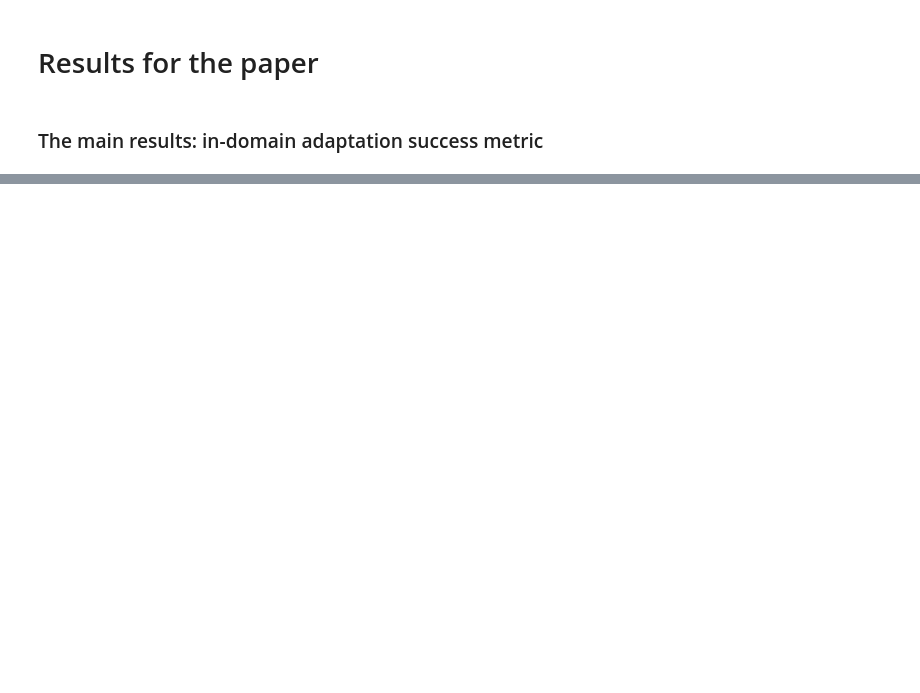
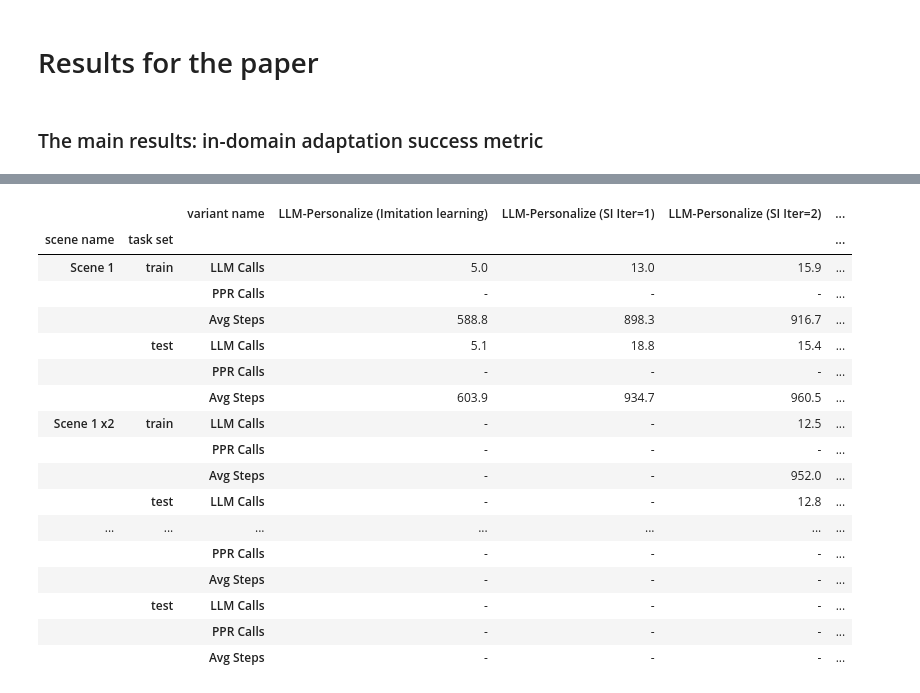
Before and after one commit to jangys99/codellmpersonalize, a Jupyter notebook: experiments/evaluate_gpt3_pair_in_domain.ipynb, the cells around one changed output, grey strips where cells are left out. Saved outputs shown, nothing was run; the diff lists cells and outputs as text; code cells hidden in the pictures; blank space fills up the shorter version.

```diff
--- a/experiments/evaluate_gpt3_pair_in_domain.ipynb
+++ b/experiments/evaluate_gpt3_pair_in_domain.ipynb
@@ -343,0 +556,53 @@ reshaped1
+# %%
+import pandas as pd
+
+pd.set_option('display.max_columns', None)
+pd.set_option('display.max_rows', None)
+pd.set_option('display.width', 1000)
+
+grouped = df_main.groupby(['scene name', 'task set', 'variant name']).agg({
+    'llm_calls': 'mean',
+    'ppr_calls': 'mean',
+    'total_steps': 'mean'
+})
+
+grouped['LLM Calls'] = grouped['llm_calls'].apply(lambda x: f"{x:.1f}" if x > 0 else '-')
+
+ppr_formatted = []
+for (scene, task, variant), val in grouped['ppr_calls'].items():
+    if "LITE-Planner" in variant:
+        ppr_formatted.append(f"{val:.1f}")
+    else:
+        ppr_formatted.append("-")
+grouped['PPR Calls'] = ppr_formatted
+
+grouped['Avg Steps'] = grouped['total_steps'].apply(lambda x: f"{x:.1f}" if x > 0 else "-")
+
+final_table = grouped[['LLM Calls', 'PPR Calls', 'Avg Steps']].stack().unstack(level=2)
+
+final_table = final_table.sort_index(axis=0, level=[0, 1], ascending=[True, False])
+
+if 'desired_order' in locals():
+    existing_cols = [c for c in desired_order if c in final_table.columns]
+    final_table = final_table[existing_cols]
+
+final_table
+# %% [output]
+|  |  | variant name | LLM-Personalize (Imitation learning) | LLM-Personalize (SI Iter=1) | LLM-Personalize (SI Iter=2) | ... |
+| scene name | task set |  |  |  |  | ... |
+| Scene 1 | train | LLM Calls | 5.0 | 13.0 | 15.9 | ... |
+|  |  | PPR Calls | - | - | - | ... |
+|  |  | Avg Steps | 588.8 | 898.3 | 916.7 | ... |
+|  | test | LLM Calls | 5.1 | 18.8 | 15.4 | ... |
+|  |  | PPR Calls | - | - | - | ... |
+|  |  | Avg Steps | 603.9 | 934.7 | 960.5 | ... |
+| Scene 1 x2 | train | LLM Calls | - | - | 12.5 | ... |
+|  |  | PPR Calls | - | - | - | ... |
+|  |  | Avg Steps | - | - | 952.0 | ... |
+|  | test | LLM Calls | - | - | 12.8 | ... |
+| ... | ... | ... | ... | ... | ... | ... |
+|  |  | PPR Calls | - | - | - | ... |
+|  |  | Avg Steps | - | - | - | ... |
+|  | test | LLM Calls | - | - | - | ... |
+|  |  | PPR Calls | - | - | - | ... |
+|  |  | Avg Steps | - | - | - | ... |
```
Also changed, not shown: parts of 10 cells of this notebook, 35 other files.
